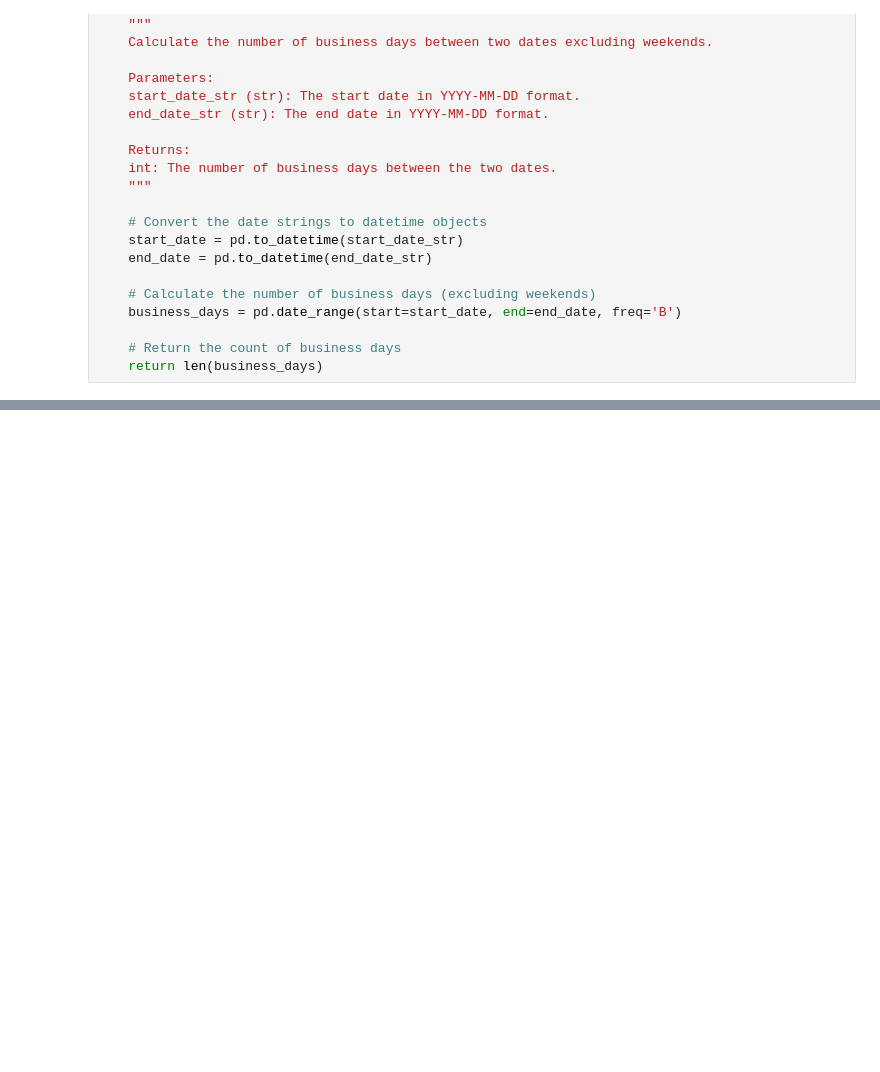
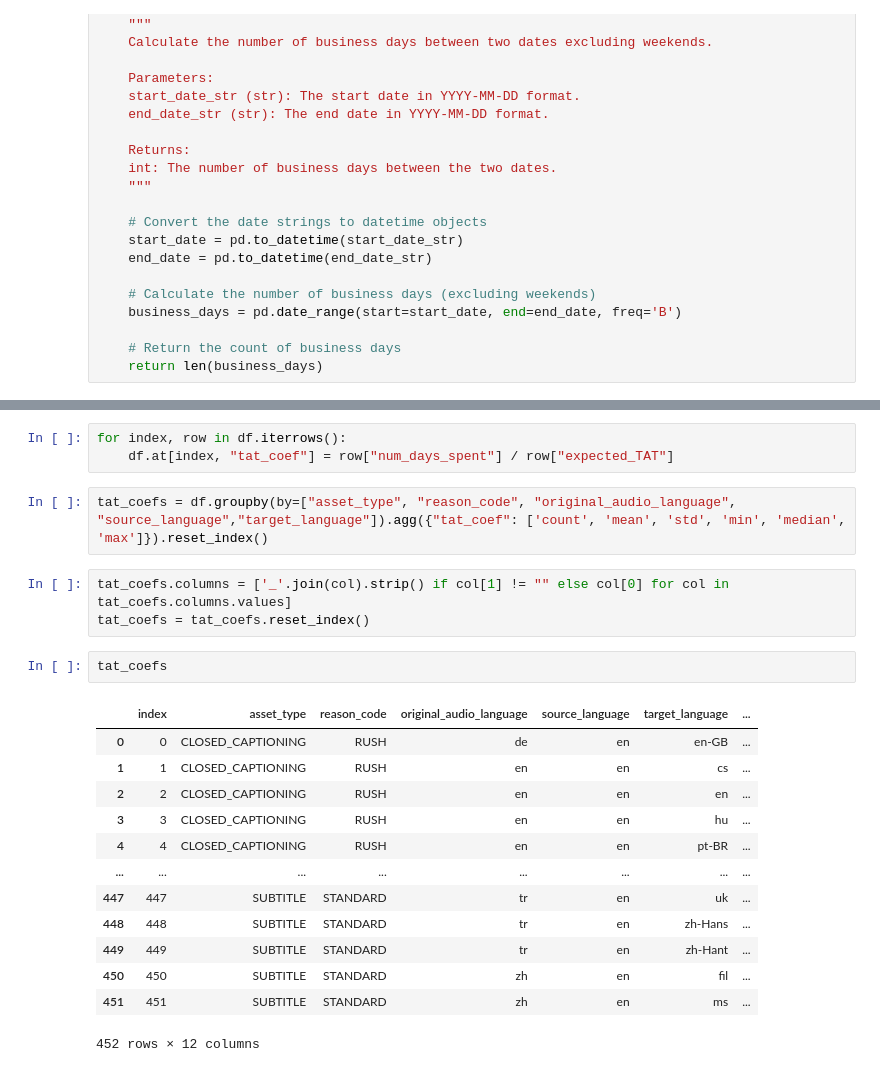
Before and after one commit to offthemenu/tatMultiplierProject, a Jupyter notebook: Processing/dataProcessing.ipynb, the cells around one changed output, grey strips where cells are left out. Drawn from its saved outputs; the diff is of its cells as text; blank space fills up the shorter version.

```diff
--- a/Processing/dataProcessing.ipynb
+++ b/Processing/dataProcessing.ipynb
@@ -176,0 +243,24 @@ df.groupby(by=["asset_type"]).agg({"on_time_current": "mean", "on_time_actual":
+# %%
+for index, row in df.iterrows():
+    df.at[index, "tat_coef"] = row["num_days_spent"] / row["expected_TAT"]
+# %%
+tat_coefs = df.groupby(by=["asset_type", "reason_code", "original_audio_language", "source_language","target_language"]).agg({"tat_coef": ['count', 'mean', 'std', 'min', 'median', 'max']}).reset_index()
+# %%
+tat_coefs.columns = ['_'.join(col).strip() if col[1] != "" else col[0] for col in tat_coefs.columns.values]
+tat_coefs = tat_coefs.reset_index()
+# %%
+tat_coefs
+# %% [output]
+|  | index | asset_type | reason_code | original_audio_language | source_language | target_language | ... |
+| 0 | 0 | CLOSED_CAPTIONING | RUSH | de | en | en-GB | ... |
+| 1 | 1 | CLOSED_CAPTIONING | RUSH | en | en | cs | ... |
+| 2 | 2 | CLOSED_CAPTIONING | RUSH | en | en | en | ... |
+| 3 | 3 | CLOSED_CAPTIONING | RUSH | en | en | hu | ... |
+| 4 | 4 | CLOSED_CAPTIONING | RUSH | en | en | pt-BR | ... |
+| ... | ... | ... | ... | ... | ... | ... | ... |
+| 447 | 447 | SUBTITLE | STANDARD | tr | en | uk | ... |
+| 448 | 448 | SUBTITLE | STANDARD | tr | en | zh-Hans | ... |
+| 449 | 449 | SUBTITLE | STANDARD | tr | en | zh-Hant | ... |
+| 450 | 450 | SUBTITLE | STANDARD | zh | en | fil | ... |
+| 451 | 451 | SUBTITLE | STANDARD | zh | en | ms | ... |
+452 rows × 12 columns
```
Also changed, not shown: parts of 21 cells of this notebook, 4 other files.
